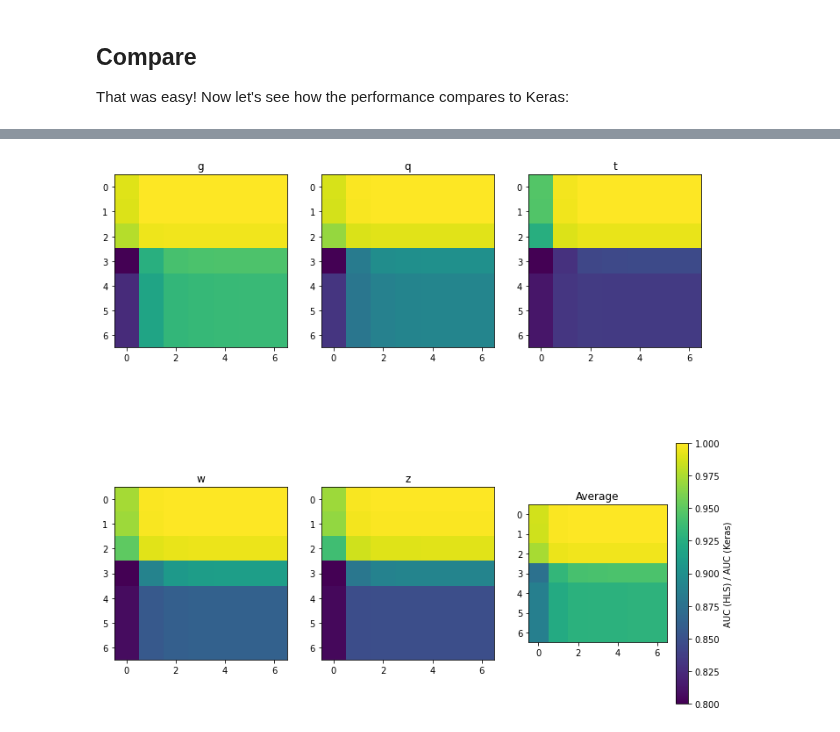
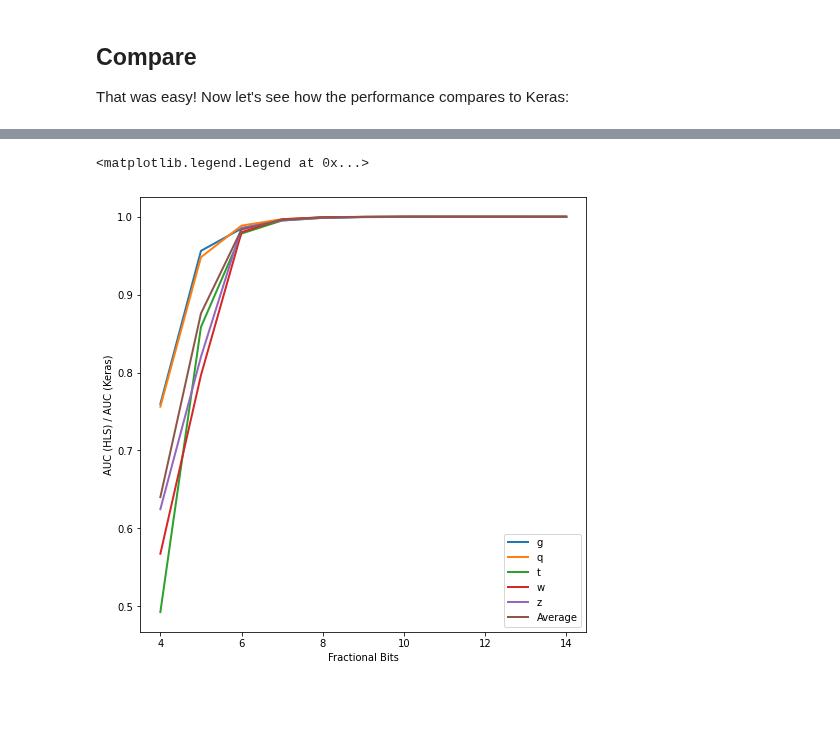
Before and after one commit to jmduarte/iaifi-summer-school, a Jupyter notebook: book/part1_getting_started.ipynb, the cells around one changed output, grey strips where cells are left out. Drawn from its saved outputs; the diff is of its cells as text; code cells hidden in the pictures; blank space fills up the shorter version.

```diff
--- a/book/part1_getting_started.ipynb
+++ b/book/part1_getting_started.ipynb
@@ -84,11 +144,11 @@ from tensorflow.keras.regularizers import l1
 from callbacks import all_callbacks
 # %%
 model = Sequential()
-model.add(Dense(64, input_shape=(16,), name='fc1', kernel_initializer='lecun_uniform', kernel_regularizer=l1(0.0001)))
+model.add(Dense(64, input_shape=(16,), name='fc1', kernel_initializer='lecun_uniform'))
 model.add(Activation(activation='relu', name='relu1'))
-model.add(Dense(32, name='fc2', kernel_initializer='lecun_uniform', kernel_regularizer=l1(0.0001)))
+model.add(Dense(32, name='fc2', kernel_initializer='lecun_uniform'))
 model.add(Activation(activation='relu', name='relu2'))
-model.add(Dense(32, name='fc3', kernel_initializer='lecun_uniform', kernel_regularizer=l1(0.0001)))
+model.add(Dense(32, name='fc3', kernel_initializer='lecun_uniform'))
 model.add(Activation(activation='relu', name='relu3'))
-model.add(Dense(5, name='output', kernel_initializer='lecun_uniform', kernel_regularizer=l1(0.0001)))
+model.add(Dense(5, name='output', kernel_initializer='lecun_uniform'))
 model.add(Activation(activation='softmax', name='softmax'))
@@ -102,7 +159,7 @@ The callbacks will decay the learning rate and save the model into a directory '
 The model isn't very complex, so this should just take a few minutes even on the CPU.
 If you've restarted the notebook kernel after training once, set `train = False` to load the trained model.
 # %%
-train = False
+train = True
 if train:
     adam = Adam(lr=0.0001)
     model.compile(optimizer=adam, loss=['categorical_crossentropy'], metrics=['accuracy'])
@@ -230,7 +320,7 @@ We will scan both the integer bits and fractional bits used for the HLS model an
 # %%
 auc_ratios = {}
-ib_opts = range(6,12,2)
-fb_opts = range(4,14,2)
+ib_opts = range(6,7)
+fb_opts = range(4,15)
 for int_bits in ib_opts:
     for frac_bits in fb_opts:
         prec = '%i,%i'%(int_bits+frac_bits,int_bits)
@@ -287,12 +375,10 @@ print(auc_ratios_grid['Average'])
 # %%
-plt.figure(figsize=(12,12)) #make 6 subplots
-ic = 1
+plt.figure(figsize=(8,8))
 for c in auc_ratios_grid:
-    plt.subplot(2,3,ic,title=c)
-    plt.imshow(auc_ratios_grid[c],label=c)
-    ic = ic + 1
-cbar = plt.colorbar()
-plt.clim(0.8,1)
-cbar.set_label('AUC (HLS) / AUC (Keras)')
+    plt.plot(fb_opts,auc_ratios_grid[c][0],label=c,lw=2)
+plt.ylabel('AUC (HLS) / AUC (Keras)')
+plt.xlabel('Fractional Bits')
+plt.legend()
 # %% [output]
+<matplotlib.legend.Legend at 0x...>
-[figure, old version]
+[figure, new version]
```
Also changed, not shown: parts of 29 cells of this notebook, 3 other files.
